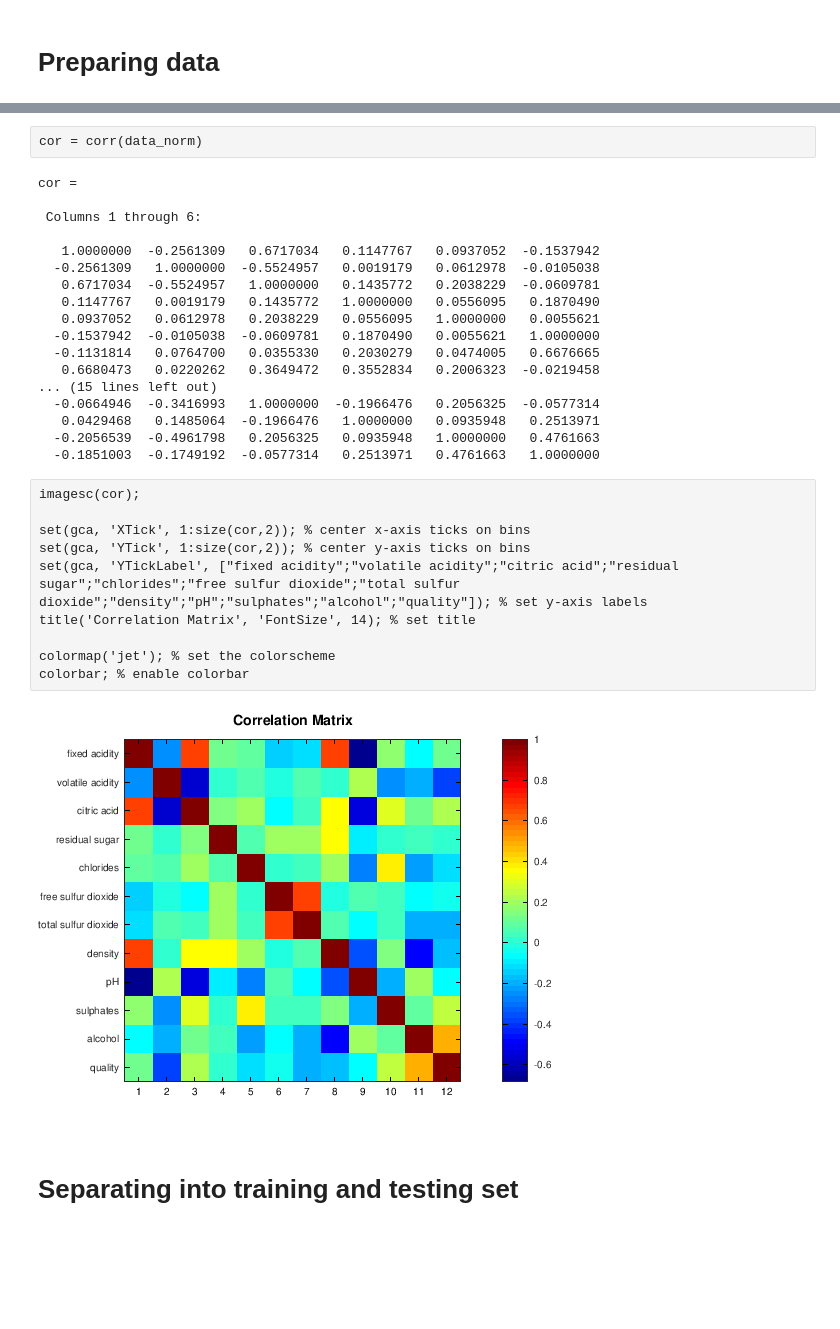
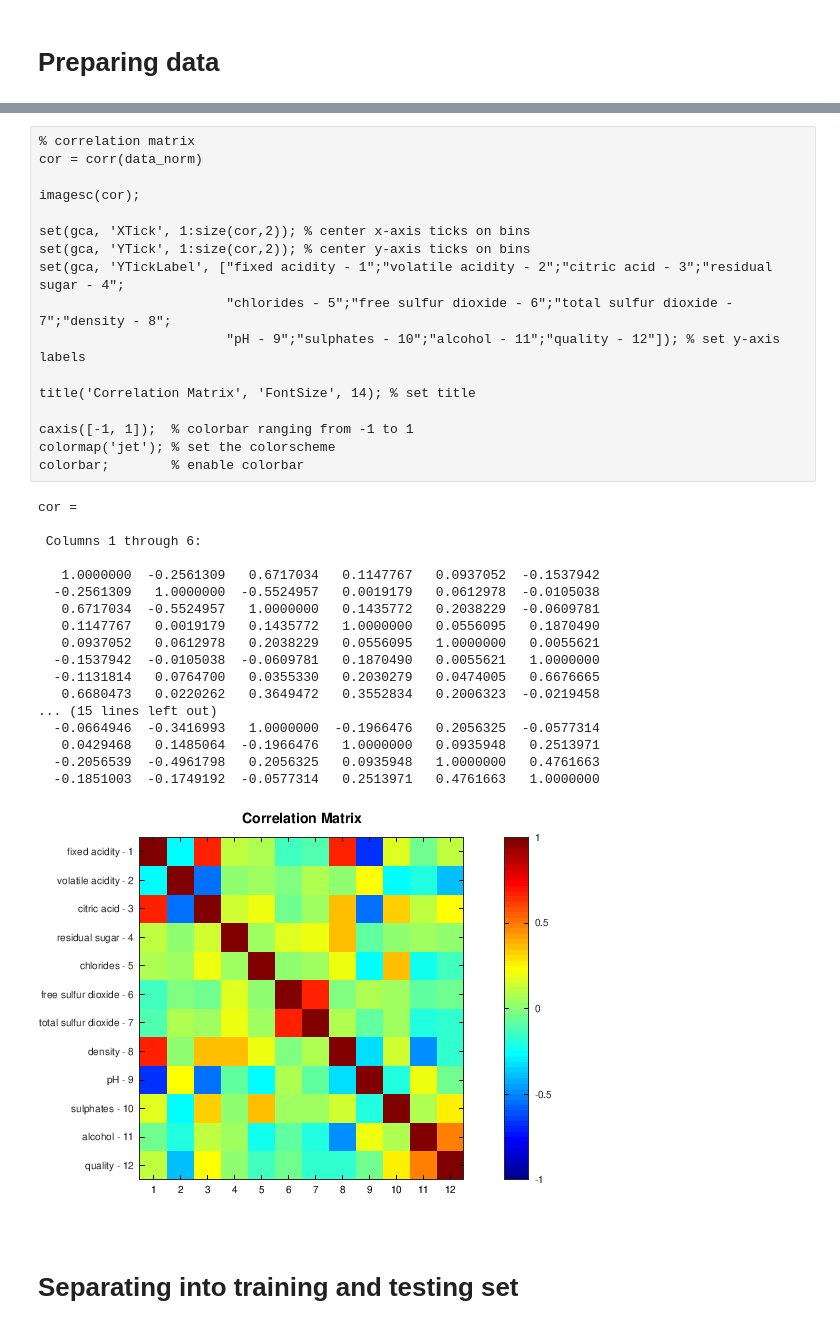
Before and after one commit to RafaelGoncalves8/mlp, a Jupyter notebook: notebook/mlp.ipynb, the cells around one changed output, grey strips where cells are left out. Cells and saved outputs as stored; diff of their text form; blank space fills up the shorter version.

```diff
--- a/notebook/mlp.ipynb
+++ b/notebook/mlp.ipynb
@@ -51,36 +62,40 @@ for j = 1:size(data,2),
 end
-# %%
-cor = corr(data_norm)
-# %% [output]
-cor =
-
- Columns 1 through 6:
-
-   1.0000000  -0.2561309   0.6717034   0.1147767   0.0937052  -0.1537942
-  -0.2561309   1.0000000  -0.5524957   0.0019179   0.0612978  -0.0105038
-   0.6717034  -0.5524957   1.0000000   0.1435772   0.2038229  -0.0609781
-   0.1147767   0.0019179   0.1435772   1.0000000   0.0556095   0.1870490
-   0.0937052   0.0612978   0.2038229   0.0556095   1.0000000   0.0055621
-  -0.1537942  -0.0105038  -0.0609781   0.1870490   0.0055621   1.0000000
-  -0.1131814   0.0764700   0.0355330   0.2030279   0.0474005   0.6676665
-   0.6680473   0.0220262   0.3649472   0.3552834   0.2006323  -0.0219458
-... (15 lines left out)
-  -0.0664946  -0.3416993   1.0000000  -0.1966476   0.2056325  -0.0577314
-   0.0429468   0.1485064  -0.1966476   1.0000000   0.0935948   0.2513971
-  -0.2056539  -0.4961798   0.2056325   0.0935948   1.0000000   0.4761663
-  -0.1851003  -0.1749192  -0.0577314   0.2513971   0.4761663   1.0000000
 # %%
+% correlation matrix
+cor = corr(data_norm)
+
 imagesc(cor);
 
 set(gca, 'XTick', 1:size(cor,2)); % center x-axis ticks on bins
 set(gca, 'YTick', 1:size(cor,2)); % center y-axis ticks on bins
-set(gca, 'YTickLabel', ["fixed acidity";"volatile acidity";"citric acid";"residual sugar";"chlorides";"free sulfur dioxide";"total sulfur dioxide";"density";"pH";"sulphates";"alcohol";"quality"]); % set y-axis labels
+set(gca, 'YTickLabel', ["fixed acidity - 1";"volatile acidity - 2";"citric acid - 3";"residual sugar - 4";
+                        "chlorides - 5";"free sulfur dioxide - 6";"total sulfur dioxide - 7";"density - 8";
+                        "pH - 9";"sulphates - 10";"alcohol - 11";"quality - 12"]); % set y-axis labels
+
 title('Correlation Matrix', 'FontSize', 14); % set title
 
+caxis([-1, 1]);  % colorbar ranging from -1 to 1
 colormap('jet'); % set the colorscheme
-colorbar; % enable colorbar
+colorbar;        % enable colorbar
 # %% [output]
+cor =
+
+ Columns 1 through 6:
+
+   1.0000000  -0.2561309   0.6717034   0.1147767   0.0937052  -0.1537942
+  -0.2561309   1.0000000  -0.5524957   0.0019179   0.0612978  -0.0105038
+   0.6717034  -0.5524957   1.0000000   0.1435772   0.2038229  -0.0609781
+   0.1147767   0.0019179   0.1435772   1.0000000   0.0556095   0.1870490
+   0.0937052   0.0612978   0.2038229   0.0556095   1.0000000   0.0055621
+  -0.1537942  -0.0105038  -0.0609781   0.1870490   0.0055621   1.0000000
+  -0.1131814   0.0764700   0.0355330   0.2030279   0.0474005   0.6676665
+   0.6680473   0.0220262   0.3649472   0.3552834   0.2006323  -0.0219458
+... (15 lines left out)
+  -0.0664946  -0.3416993   1.0000000  -0.1966476   0.2056325  -0.0577314
+   0.0429468   0.1485064  -0.1966476   1.0000000   0.0935948   0.2513971
+  -0.2056539  -0.4961798   0.2056325   0.0935948   1.0000000   0.4761663
+  -0.1851003  -0.1749192  -0.0577314   0.2513971   0.4761663   1.0000000
-[figure, old version]
+[figure, new version]
 # %% [markdown]
 # Separating into training and testing set
 # %%
```
Also changed, not shown: parts of 26 cells of this notebook, 12 other files.
